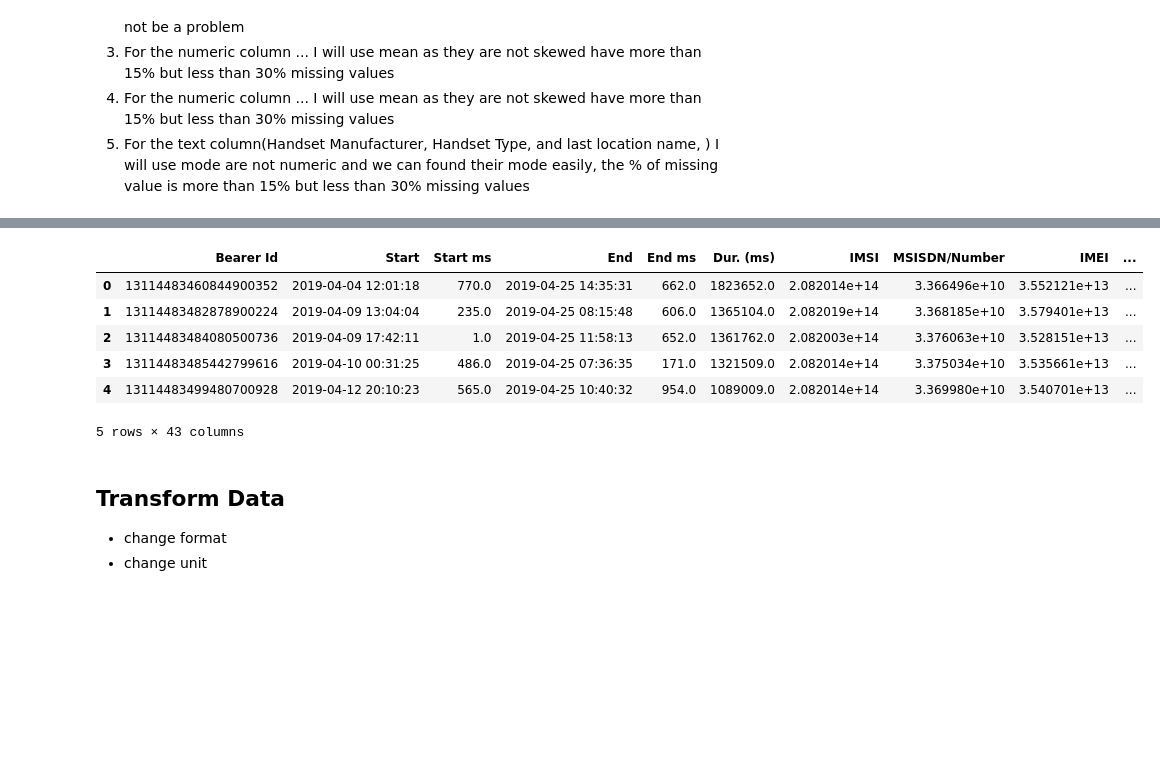
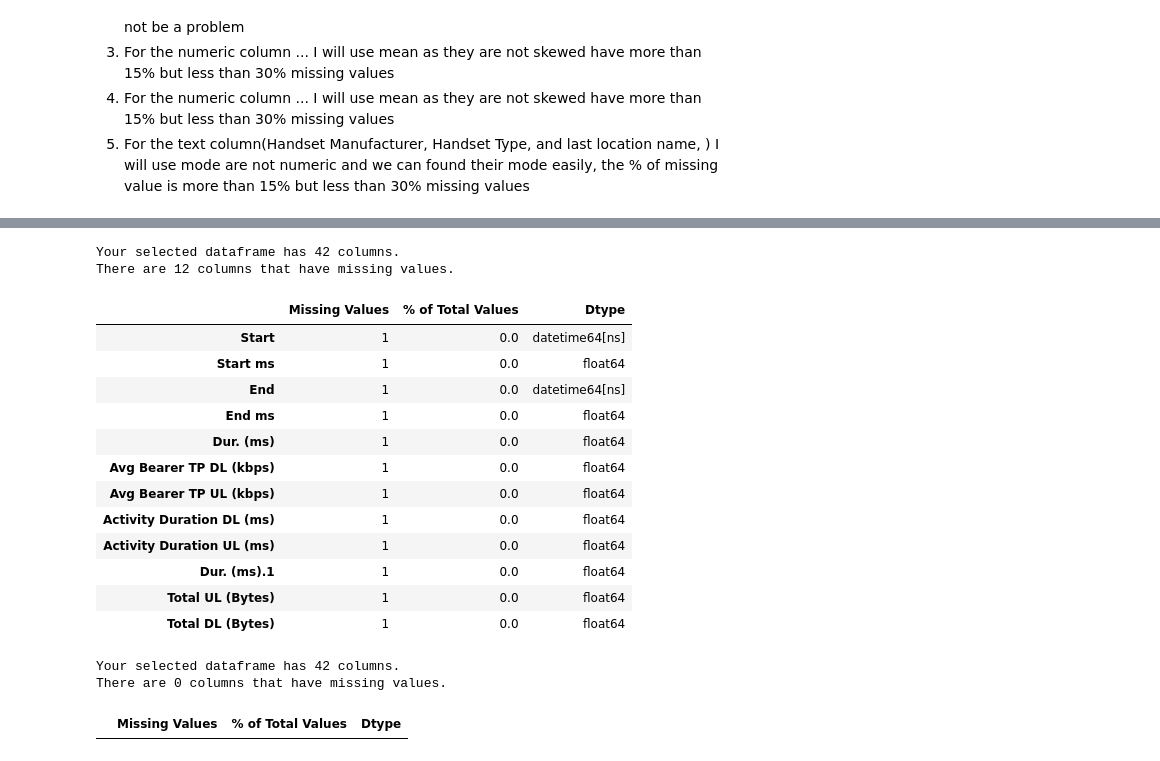
Before and after one commit to degagawolde/User-Analytics-Telecommunication-Industry, a Jupyter notebook: notebook/Data-Cleaning-Transforming-Extraction.ipynb, the cells around one changed output, grey strips where cells are left out. Saved outputs shown, nothing was run; the diff lists cells and outputs as text; code cells hidden in the pictures; blank space fills up the shorter version.

Commit message:
filling missing values

```diff
--- a/notebook/Data-Cleaning-Transforming-Extraction.ipynb
+++ b/notebook/Data-Cleaning-Transforming-Extraction.ipynb
@@ -244,9 +243,0 @@ df_clean = df_from_excell.copy()
-# %%
-# 6. fill  Handset Manufacturer, Handset Type, and last location name
-
-df_clean['Handset Manufacturer'] = df_clean['Handset Manufacturer'].fillna(
-    df_clean['Handset Manufacturer'].mode()[0])
-df_clean['Handset Type'] = df_clean['Handset Type'].fillna(
-    df_clean['Handset Type'].mode()[0])
-df_clean['Last Location Name'] = df_clean['Last Location Name'].fillna(
-    df_clean['Last Location Name'].mode()[0])
@@ -259,0 +244,5 @@ print(drop_column.tolist())
+# %%
+# drop columns with missing values of > 20%
+not_fill = df[df['% of Total Values'] > 20.0].index.tolist()
+for col in not_fill:
+    df_clean = df_clean.drop([col], axis=1)
@@ -259,0 +251,9 @@ print(drop_column.tolist())
+# %%
+#get the columns
+fill_mode = df[(df['% of Total Values'] < 20.0)
+               &
+               (df['% of Total Values'] >=0.4)].index.tolist()
+not_fill_mode = ['IMEI', 'IMSI', 'MSISDN/Number']
+fill_mode = [x for x in fill_mode if x not in not_fill_mode]
+
+fill_mode
@@ -259,0 +276,3 @@ print(drop_column.tolist())
+# %%
+for col in fill_mode:
+    df_clean[col] = df_clean[col].fillna(df_clean[col].mode()[0])
@@ -260,11 +301,21 @@ print(drop_column.tolist())
 # %%
-df_clean = df_from_excell.drop(drop_column.tolist(),axis=1)
-df_clean.head()
+df_clean = df_clean.drop(['MSISDN/Number', 'IMEI', 'IMSI'], axis=1)
+
+mis_val_table_after_clean = missing_values_table(df_clean)
+mis_val_table_after_clean
 # %% [output]
+Your selected dataframe has 42 columns.
+There are 12 columns that have missing values.
-|  | Bearer Id | Start | Start ms | End | End ms | Dur. (ms) | IMSI | MSISDN/Number | IMEI | ... |
-| 0 | 13114483460844900352 | 2019-04-04 12:01:18 | 770.0 | 2019-04-25 14:35:31 | 662.0 | 1823652.0 | 2.082014e+14 | 3.366496e+10 | 3.552121e+13 | ... |
-| 1 | 13114483482878900224 | 2019-04-09 13:04:04 | 235.0 | 2019-04-25 08:15:48 | 606.0 | 1365104.0 | 2.082019e+14 | 3.368185e+10 | 3.579401e+13 | ... |
-| 2 | 13114483484080500736 | 2019-04-09 17:42:11 | 1.0 | 2019-04-25 11:58:13 | 652.0 | 1361762.0 | 2.082003e+14 | 3.376063e+10 | 3.528151e+13 | ... |
-| 3 | 13114483485442799616 | 2019-04-10 00:31:25 | 486.0 | 2019-04-25 07:36:35 | 171.0 | 1321509.0 | 2.082014e+14 | 3.375034e+10 | 3.535661e+13 | ... |
-| 4 | 13114483499480700928 | 2019-04-12 20:10:23 | 565.0 | 2019-04-25 10:40:32 | 954.0 | 1089009.0 | 2.082014e+14 | 3.369980e+10 | 3.540701e+13 | ... |
+|  | Missing Values | % of Total Values | Dtype |
+| Start | 1 | 0.0 | datetime64[ns] |
+| Start ms | 1 | 0.0 | float64 |
+| End | 1 | 0.0 | datetime64[ns] |
+| End ms | 1 | 0.0 | float64 |
+| Dur. (ms) | 1 | 0.0 | float64 |
+| Avg Bearer TP DL (kbps) | 1 | 0.0 | float64 |
+| Avg Bearer TP UL (kbps) | 1 | 0.0 | float64 |
+| Activity Duration DL (ms) | 1 | 0.0 | float64 |
+| Activity Duration UL (ms) | 1 | 0.0 | float64 |
+| Dur. (ms).1 | 1 | 0.0 | float64 |
+| Total UL (Bytes) | 1 | 0.0 | float64 |
+| Total DL (Bytes) | 1 | 0.0 | float64 |
-5 rows × 43 columns
@@ -274,4 +322,9 @@ df_clean['Nb of sec with Vol DL < 6250B'] = fix_missing_bfill(
-# %% [markdown]
-## Transform Data
-- change format
-- change unit
+# %%
+df_clean.dropna(inplace=True)
+
+mis_val_table_after_clean = missing_values_table(df_clean)
+mis_val_table_after_clean
+# %% [output]
+Your selected dataframe has 42 columns.
+There are 0 columns that have missing values.
+|  | Missing Values | % of Total Values | Dtype |
```
Also changed, not shown: parts of 16 cells of this notebook, 3 other files.
